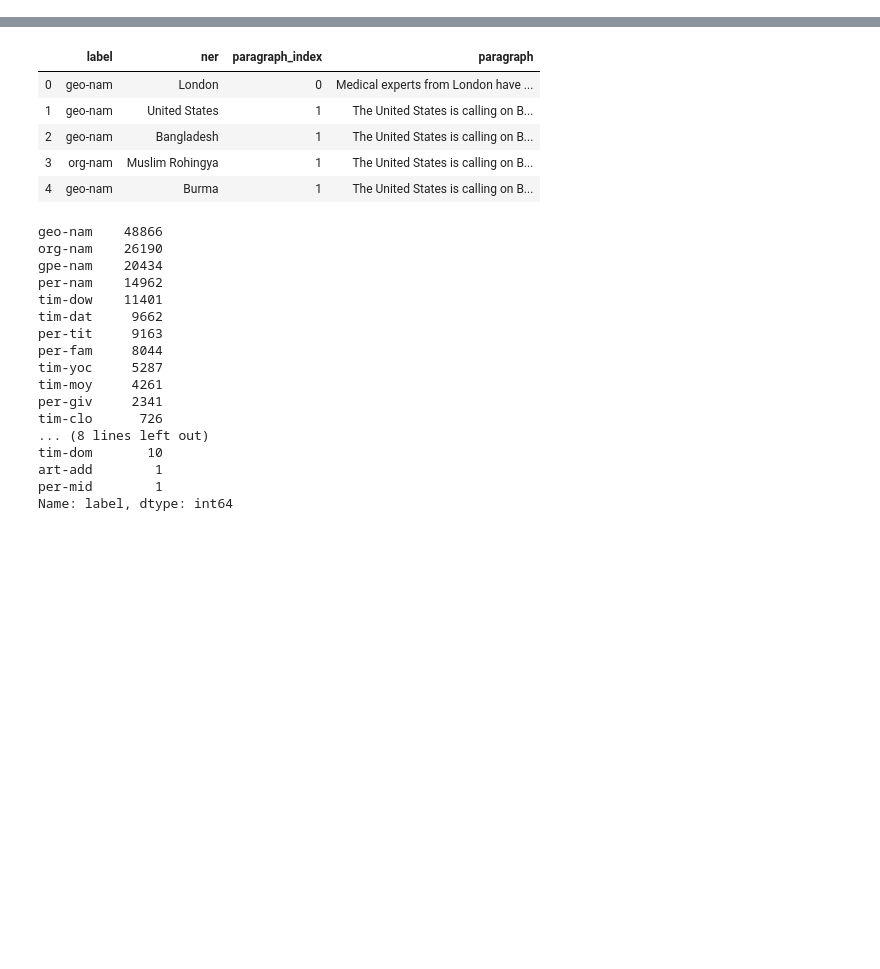
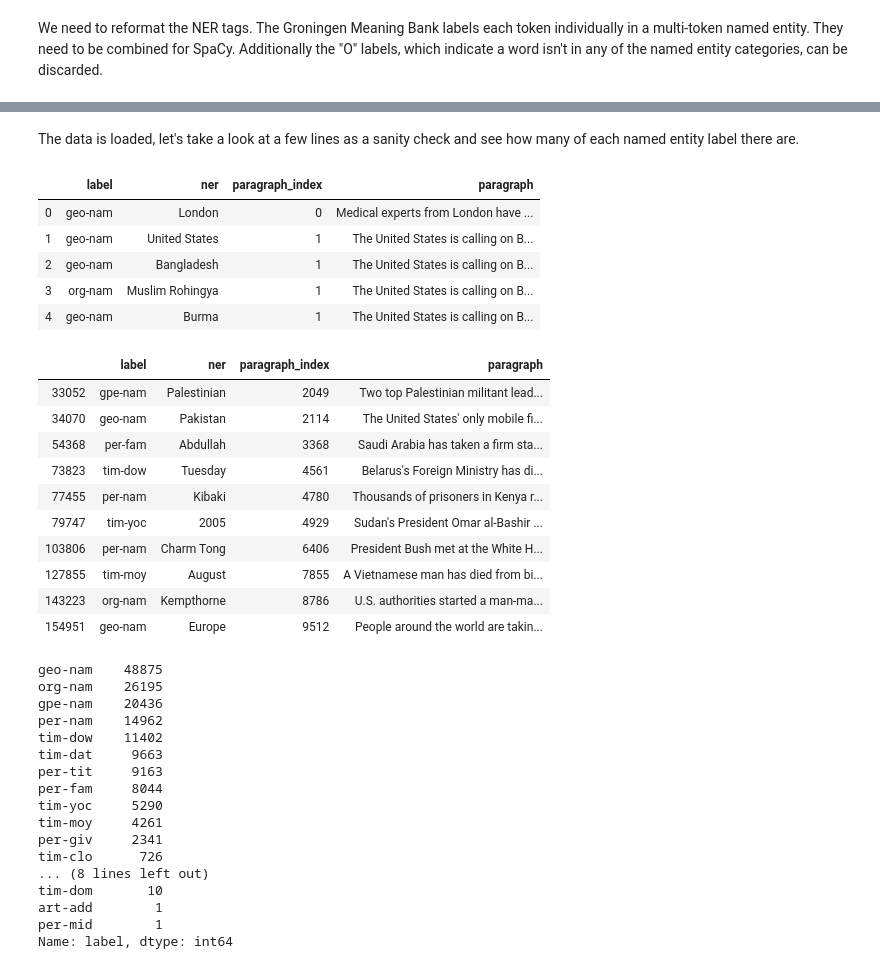
Before and after one commit to araminty/ner_dry_run, a Jupyter notebook: GMB_named_entity_recognizer.ipynb, the cells around one changed output, grey strips where cells are left out. Drawn from its saved outputs; the diff is of its cells as text; code cells hidden in the pictures; blank space fills up the shorter version.

```diff
--- a/GMB_named_entity_recognizer.ipynb
+++ b/GMB_named_entity_recognizer.ipynb
@@ -19,20 +19,21 @@ for (dirpath, dirnames, filenames) in os.walk(dirName):
     for file in filenames:
         if ".raw" in file:
             listOfFiles += [os.path.join(dirpath, file)]
+# %% [markdown]
+We need to reformat the NER tags.  The Groningen Meaning Bank labels each token individually in a multi-token named entity.  They need to be combined for SpaCy.  Additionally the "O" labels, which indicate a word isn't in any of the named entity categories, can be discarded.
 # %%
-# I want to combine the ner data and position data but discard the rest for now
-
 STOP_WORD = "O"
 
 def get_consecutives(labels, offsets):
-    """Groningen labels each NER token individually while spacy combines them.  This generator gets the indexes
-    for combining the NER labels"""
+    """This generator takes the token labels and token offsets as two lists.
+    Consecutive identical labels are combined to match the SpaCy formatting.
+    The indexes of the found labels, as well as the labels themselves are yielded."""
+
     start=end=0
     previous=STOP_WORD
     while labels:
         head = labels.pop(0)
         offset = offsets.pop(0).split()
-
 
         if head!=previous and previous!=STOP_WORD:
             yield((int(start), int(end), previous))
@@ -44,9 +45,15 @@ def get_consecutives(labels, offsets):
             start=offset[0]
         previous=head
 
+    if head!=STOP_WORD:
+        yield((int(start), int(end), head))
 
-TRAIN_DATA = list()
 
+"""Now we iterate through the previously compiled list of files,
+opening the tags and offsets and feeding them into the generator."""
+DATA = list()
+
+#tqdm just gives us a progress bar on the for loop
 for raw_file in tqdm(listOfFiles):
     with open(raw_file) as raw_text_file:
         text = raw_text_file.read().replace('\n', ' ')
@@ -54,14 +61,16 @@ for raw_file in tqdm(listOfFiles):
     tag_file = "../"+raw_file.strip(".raw")+".tags"
     with open(tag_file) as tag_data:
         tags_by_line = tag_data.readlines()
+        # The following checks the length so any empty lines in the file get skipped
         ner_labels = [ line.split("\t")[3] for line in tags_by_line if len(line.split("\t"))>2 ]
+
 
     offsets_file = "../"+raw_file.strip(".raw") + ".tok.off"
     with open(offsets_file) as offsets_file:
         offsets = offsets_file.readlines()
 
-    TRAIN_DATA.append((text, list(get_consecutives(ner_labels, offsets))))
+    DATA.append((text, list(get_consecutives(ner_labels, offsets))))
 
-NER_LABELS = set(ner[2] for line in TRAIN_DATA  for ner in line[1])
+NER_LABELS = set(ner[2] for line in DATA  for ner in line[1])
 # %% [output]
 [interactive output not drawn]
@@ -70,29 +77,43 @@ NER_LABELS = set(ner[2] for line in TRAIN_DATA  for ner in line[1])
+# %% [markdown]
+The data is loaded, let's take a look at a few lines as a sanity check and see how many of each named entity label there are.
 # %%
-def DF_generator(DATA):
-    for i, line in enumerate(DATA):
+def DF_generator(data):
+    for i, line in enumerate(data):
         for ner in line[1]:
             yield ner[2], line[0][ner[0]:ner[1]], i, line[0]
 
-df = pd.DataFrame(DF_generator(TRAIN_DATA), columns=['label', 'ner', 'paragraph_index', 'paragraph'])
+df = pd.DataFrame(DF_generator(DATA), columns=['label', 'ner', 'paragraph_index', 'paragraph'])
 
 display(df.head())
+display(df.sample(10).sort_index())
 display(df.label.value_counts())
 # %% [output]
 |  | label | ner | paragraph_index | paragraph |
 | 0 | geo-nam | London | 0 | Medical experts from London have ... |
 | 1 | geo-nam | United States | 1 | The United States is calling on B... |
 | 2 | geo-nam | Bangladesh | 1 | The United States is calling on B... |
 | 3 | org-nam | Muslim Rohingya | 1 | The United States is calling on B... |
 | 4 | geo-nam | Burma | 1 | The United States is calling on B... |
+|  | label | ner | paragraph_index | paragraph |
+| 33052 | gpe-nam | Palestinian | 2049 | Two top Palestinian militant lead... |
+| 34070 | geo-nam | Pakistan | 2114 | The United States' only mobile fi... |
+| 54368 | per-fam | Abdullah | 3368 | Saudi Arabia has taken a firm sta... |
+| 73823 | tim-dow | Tuesday | 4561 | Belarus's Foreign Ministry has di... |
+| 77455 | per-nam | Kibaki | 4780 | Thousands of prisoners in Kenya r... |
+| 79747 | tim-yoc | 2005 | 4929 | Sudan's President Omar al-Bashir ... |
+| 103806 | per-nam | Charm Tong | 6406 | President Bush met at the White H... |
+| 127855 | tim-moy | August | 7855 | A Vietnamese man has died from bi... |
+| 143223 | org-nam | Kempthorne | 8786 | U.S. authorities started a man-ma... |
+| 154951 | geo-nam | Europe | 9512 | People around the world are takin... |
-geo-nam    48866
-org-nam    26190
-gpe-nam    20434
+geo-nam    48875
+org-nam    26195
+gpe-nam    20436
 per-nam    14962
-tim-dow    11401
-tim-dat     9662
+tim-dow    11402
+tim-dat     9663
 per-tit     9163
 per-fam     8044
-tim-yoc     5287
+tim-yoc     5290
 tim-moy     4261
 per-giv     2341
 tim-clo      726
```
Also changed, not shown: parts of 13 cells of this notebook.
